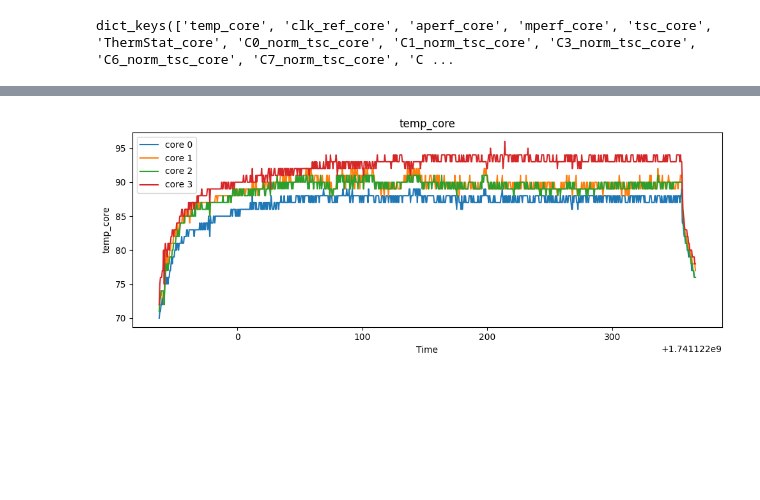
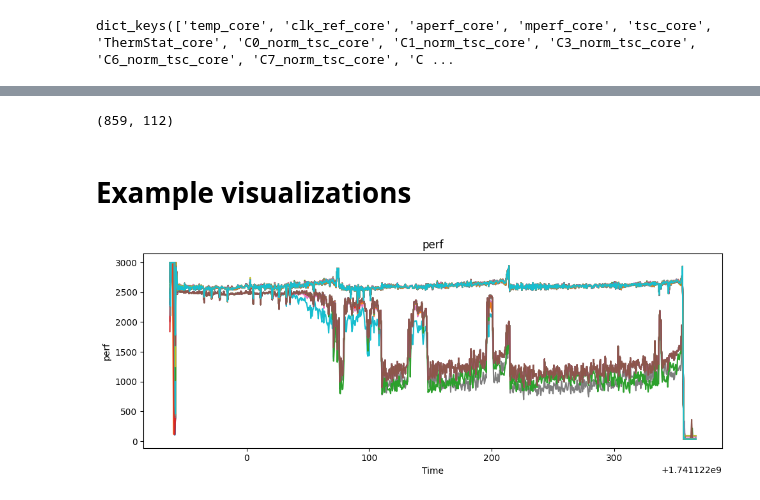
Before and after one commit to Yaozzzx/HPCE, a Jupyter notebook: notebooks/data_preprocessing/visualizations.ipynb, the cells around one changed output, grey strips where cells are left out. Cells and saved outputs as stored; diff of their text form; code cells hidden in the pictures; blank space fills up the shorter version.

```diff
--- a/notebooks/data_preprocessing/visualizations.ipynb
+++ b/notebooks/data_preprocessing/visualizations.ipynb
@@ -200,5 +62,10 @@ Thermal Conductance GS (T_l = Σ GS_{l i} * P_i + ...):
-# %%
-# Example visualizations
-plot_time_series(data, "temp_core")
-# %% [output]
-[figure, removed]
+# %%
+data['C0_norm_tsc_core'].shape
+# %% [output]
+(859, 112)
+# %% [markdown]
+# Example visualizations
+# %%
+plot_time_series(data['C0_norm_tsc_freq_core'], "perf")
+# %% [output]
+[figure, added]
```
Also changed, not shown: parts of 7 cells of this notebook, 3 other files.
